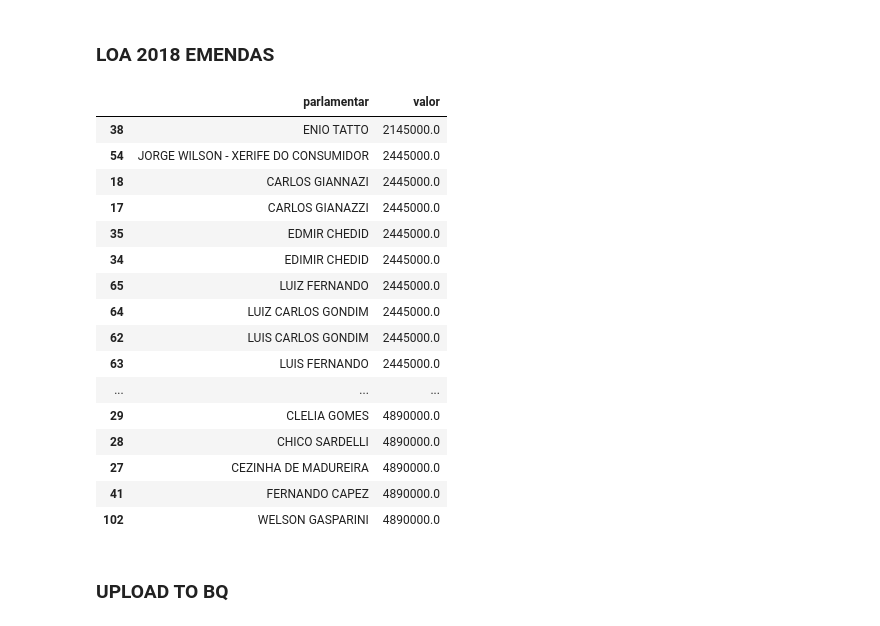
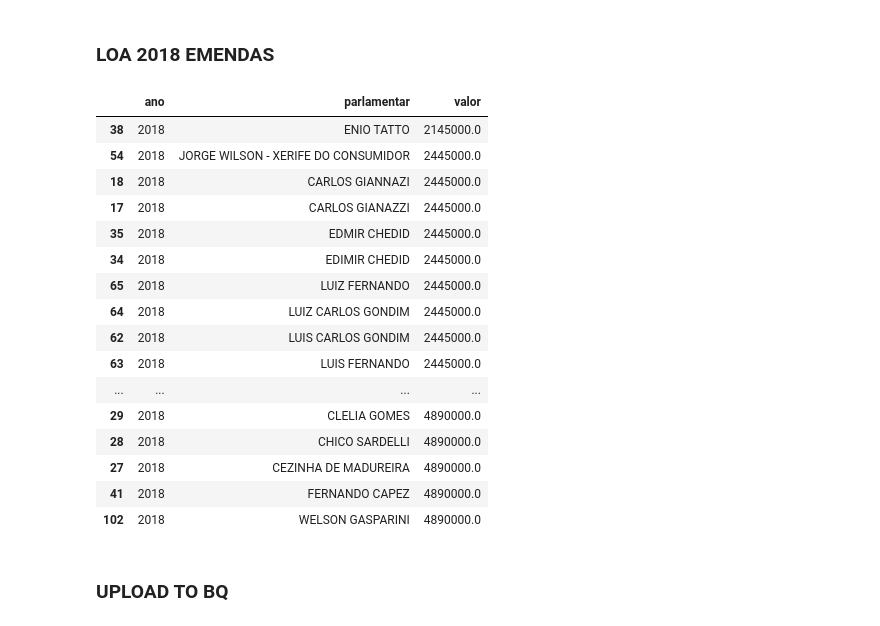
Before and after one commit to d116626/orcamento_sp, a Jupyter notebook: notebooks/0 - loa_emendas.ipynb, the cells around one changed output. Cells and saved outputs as stored; diff of their text form; code cells hidden in the pictures.

```diff
--- a/notebooks/0 - loa_emendas.ipynb
+++ b/notebooks/0 - loa_emendas.ipynb
@@ -19,7 +19,7 @@ sys.path.insert(0, "../")
 from scripts import emendas
 # %%
 def check_total(df):
-    return df.groupby(by=['parlamentar'], as_index=False).sum().sort_values(by='valor')
+    return df.groupby(by=['ano','parlamentar'], as_index=False).sum().sort_values(by='valor')
 # %% [markdown]
 ### LOA 2021 EMENDAS
 # %%
@@ -190,9 +193,10 @@ display(check_total(df_final))
 # %% [markdown]
 ### LOA 2018 EMENDAS
 # %%
-# dd_saude_2018 = camelot.read_pdf('../files/loa_2018_final.pdf', pages='22-76',kind='grid')
+ano=2018
+dd_saude_2018 = camelot.read_pdf(f'../files/loa_{ano}_final.pdf', pages='22-76',kind='grid')
 # %%
-# dd_outros_2018 = camelot.read_pdf('../files/loa_2018_final.pdf', pages='77-135',kind='grid')
+dd_outros_2018 = camelot.read_pdf(f'../files/loa_{ano}_final.pdf', pages='77-135',kind='grid')
 # %%
 ## saude
 df = emendas.tables_to_df(dd_saude_2018)
@@ -200,7 +204,7 @@ df = emendas.tables_to_df(dd_saude_2018)
 columns_df = ['parlamentar','entidade_beneficiada',
               'cnpj','municipio','objeto','valor']
 
-df_saude = emendas.manipulate_padronize_df(df, columns_df)
+df_saude = emendas.manipulate_padronize_df(df, columns_df,ano)
 
 
 ## outros
@@ -209,7 +213,7 @@ df = emendas.tables_to_df(dd_outros_2018)
 columns_df = ['parlamentar','entidade_beneficiada',
               'cnpj','municipio','orgao','objeto','valor']
 
-df_outras = emendas.manipulate_padronize_df(df, columns_df)
+df_outras = emendas.manipulate_padronize_df(df, columns_df,ano)
 df_outras['parlamentar'] = df_outras['parlamentar'].str.replace(
     'MARIA LUCIAAMARY',
     'MARIA LUCIA AMARY'
@@ -217,31 +221,31 @@ df_outras['parlamentar'] = df_outras['parlamentar'].str.replace(
 # %%
 ### merge saude and outras
 df_saude['orgao'] = 'SAÚDE'
 
 df_saude = df_saude[df_outras.columns]
 df_final = pd.concat([df_saude,df_outras], axis=0)
 
-df_final.to_csv('../data/emendas/emendas_parlamentares_2018.csv',index=False)
+df_final.to_csv(f'../data/emendas/emendas_parlamentares_{ano}.csv',index=False)
 
 display(check_total(df_final))
 # %% [output]
-|  | parlamentar | valor |
-| 38 | ENIO TATTO | 2145000.0 |
-| 54 | JORGE WILSON - XERIFE DO CONSUMIDOR | 2445000.0 |
-| 18 | CARLOS GIANNAZI | 2445000.0 |
-| 17 | CARLOS GIANAZZI | 2445000.0 |
-| 35 | EDMIR CHEDID | 2445000.0 |
-| 34 | EDIMIR CHEDID | 2445000.0 |
-| 65 | LUIZ FERNANDO | 2445000.0 |
-| 64 | LUIZ CARLOS GONDIM | 2445000.0 |
-| 62 | LUIS CARLOS GONDIM | 2445000.0 |
-| 63 | LUIS FERNANDO | 2445000.0 |
-| ... | ... | ... |
-| 29 | CLELIA GOMES | 4890000.0 |
-| 28 | CHICO SARDELLI | 4890000.0 |
-| 27 | CEZINHA DE MADUREIRA | 4890000.0 |
-| 41 | FERNANDO CAPEZ | 4890000.0 |
-| 102 | WELSON GASPARINI | 4890000.0 |
+|  | ano | parlamentar | valor |
+| 38 | 2018 | ENIO TATTO | 2145000.0 |
+| 54 | 2018 | JORGE WILSON - XERIFE DO CONSUMIDOR | 2445000.0 |
+| 18 | 2018 | CARLOS GIANNAZI | 2445000.0 |
+| 17 | 2018 | CARLOS GIANAZZI | 2445000.0 |
+| 35 | 2018 | EDMIR CHEDID | 2445000.0 |
+| 34 | 2018 | EDIMIR CHEDID | 2445000.0 |
+| 65 | 2018 | LUIZ FERNANDO | 2445000.0 |
+| 64 | 2018 | LUIZ CARLOS GONDIM | 2445000.0 |
+| 62 | 2018 | LUIS CARLOS GONDIM | 2445000.0 |
+| 63 | 2018 | LUIS FERNANDO | 2445000.0 |
+| ... | ... | ... | ... |
+| 29 | 2018 | CLELIA GOMES | 4890000.0 |
+| 28 | 2018 | CHICO SARDELLI | 4890000.0 |
+| 27 | 2018 | CEZINHA DE MADUREIRA | 4890000.0 |
+| 41 | 2018 | FERNANDO CAPEZ | 4890000.0 |
+| 102 | 2018 | WELSON GASPARINI | 4890000.0 |
 # %% [markdown]
 ### UPLOAD TO BQ
 # %%
```
Also changed, not shown: parts of 12 cells of this notebook, 5 other files.
